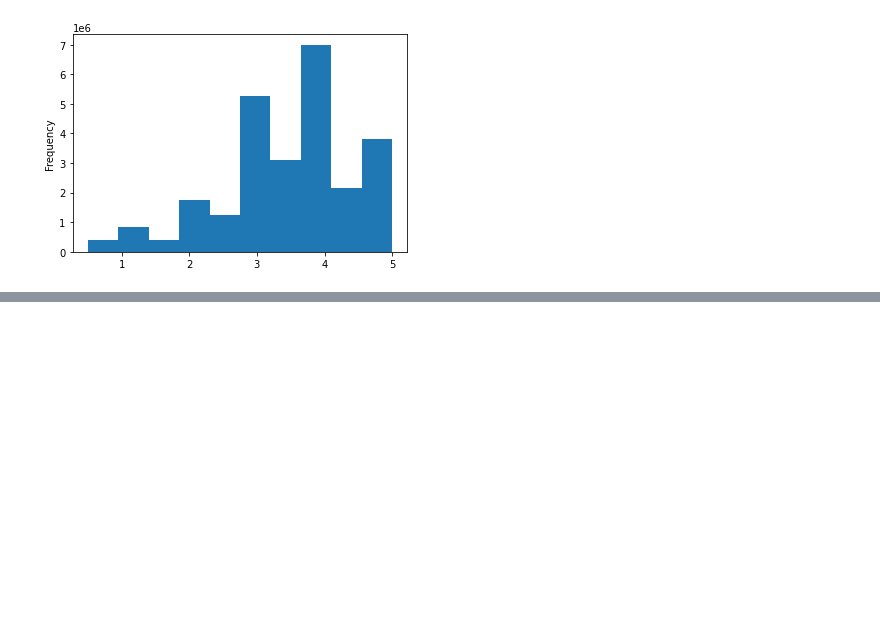
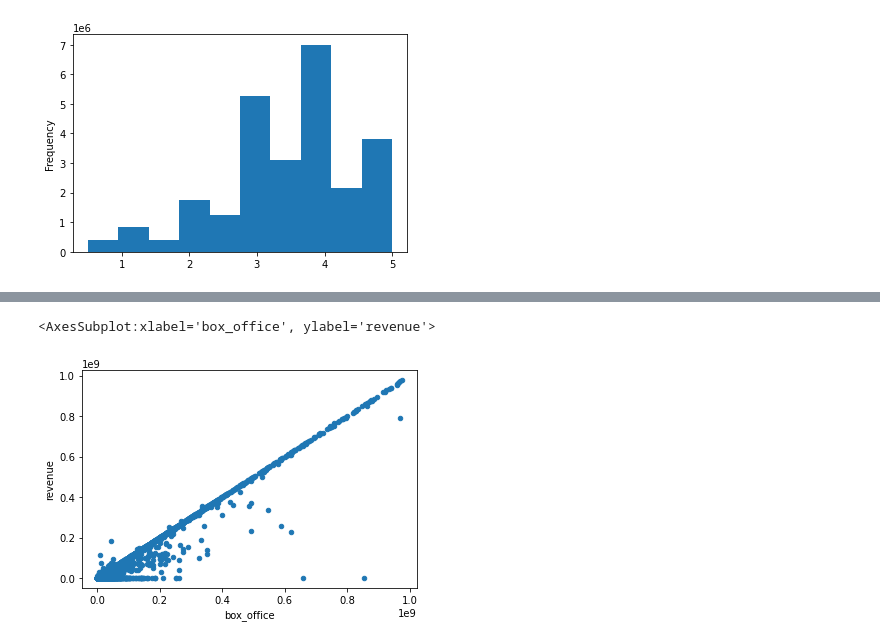
Before and after one commit to momentarypause/Movies-ETL, a Jupyter notebook: ETL.ipynb, the cells around one changed output, grey strips where cells are left out. Drawn from its saved outputs; the diff is of its cells as text; code cells hidden in the pictures; blank space fills up the shorter version.

```diff
--- a/ETL.ipynb
+++ b/ETL.ipynb
@@ -560,0 +631,6 @@ Name: rating, dtype: float64
+# %%
+# Box office is also numeric, so make another scatter, adjust scale to narrow it down
+movies_df.fillna(0)[movies_df['box_office'] < 10**9].plot(x='box_office', y='revenue', kind='scatter')
+# %% [output]
+<AxesSubplot:xlabel='box_office', ylabel='revenue'>
+[figure, added]
```
Also changed, not shown: parts of 54 cells of this notebook, 1 other file.
